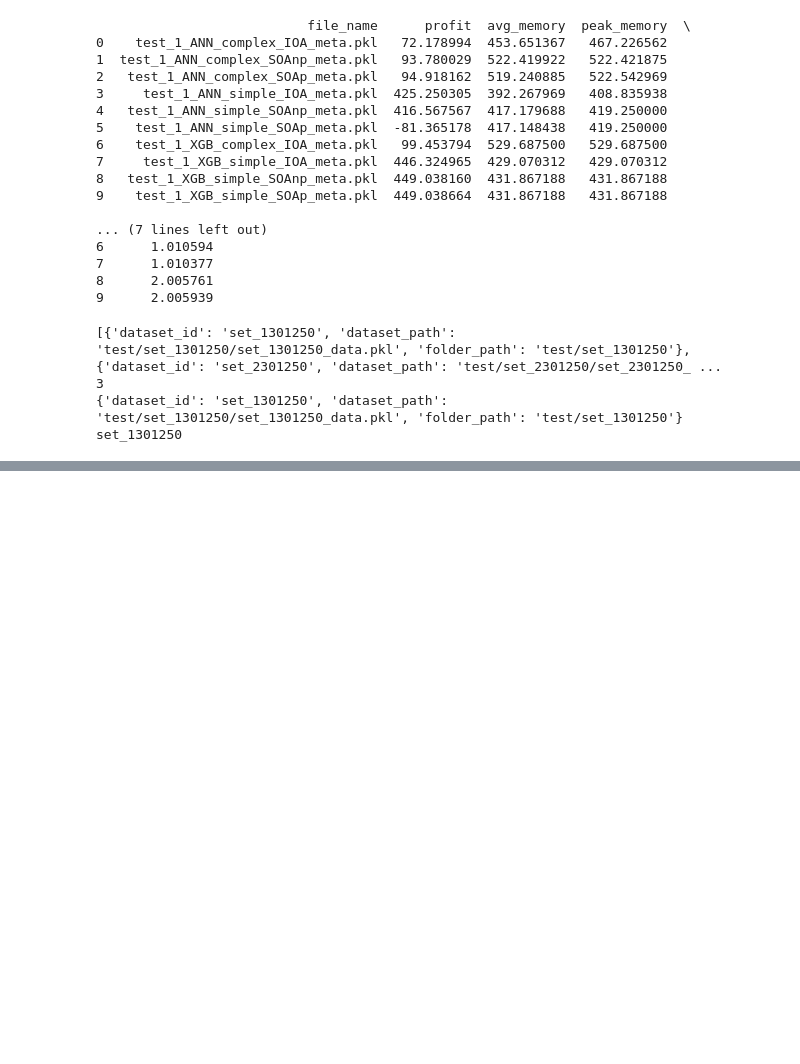
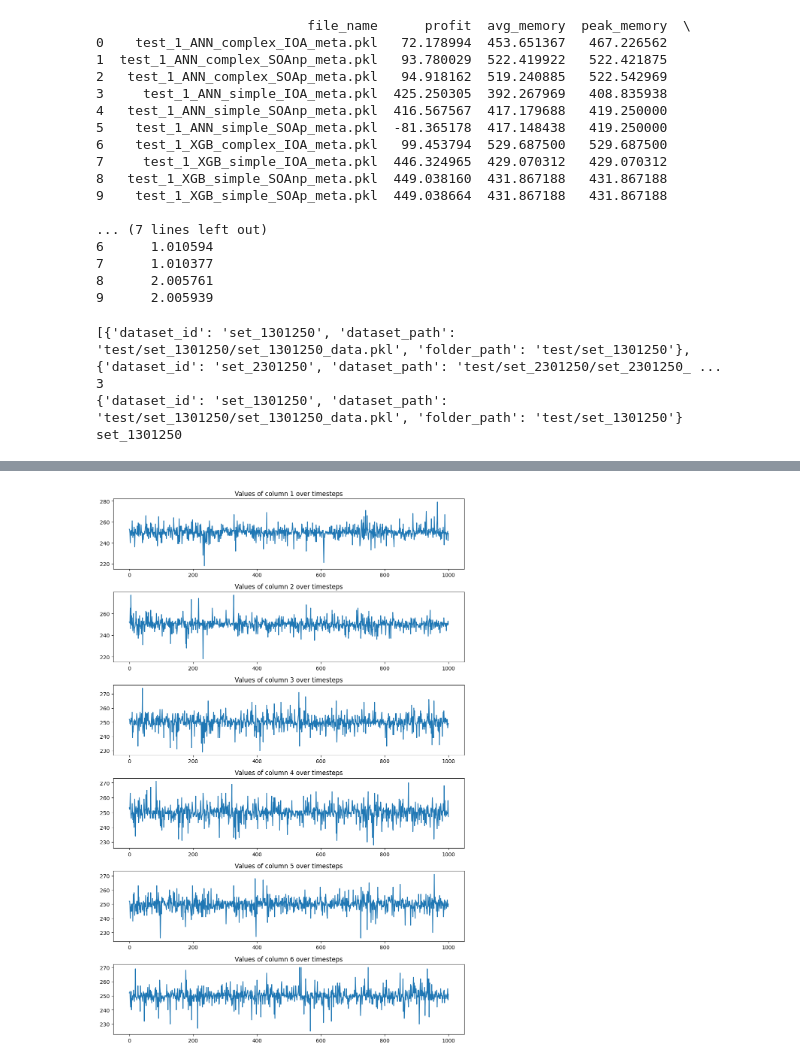
Before and after one commit to Lanza-git/Integrated-vs-Seperated-Master-Thesis, a Jupyter notebook: Main/evaluation.ipynb, the cells around one changed output, grey strips where cells are left out. Cells and saved outputs as stored; diff of their text form; code cells hidden in the pictures; blank space fills up the shorter version.

```diff
--- a/Main/evaluation.ipynb
+++ b/Main/evaluation.ipynb
@@ -98,0 +144,20 @@ set_1301250
+# %%
+import matplotlib.pyplot as plt
+import numpy as np
+
+# Concatenate all y arrays
+y_all = np.concatenate([y_train, y_val, y_test], axis=0)
+
+# Create a figure and a set of subplots with a larger size
+fig, axs = plt.subplots(y_all.shape[1], figsize=(10, 15))
+
+# Plot the values of each column over the timesteps
+for i in range(y_all.shape[1]):
+    axs[i].plot(range(y_all.shape[0]), y_all[:, i])
+    axs[i].set_title(f'Values of column {i+1} over timesteps')
+
+# Display the plot
+plt.tight_layout()
+plt.show()
+# %% [output]
+[figure, added]
```
Also changed, not shown: parts of 2 cells of this notebook, 3 other files.
